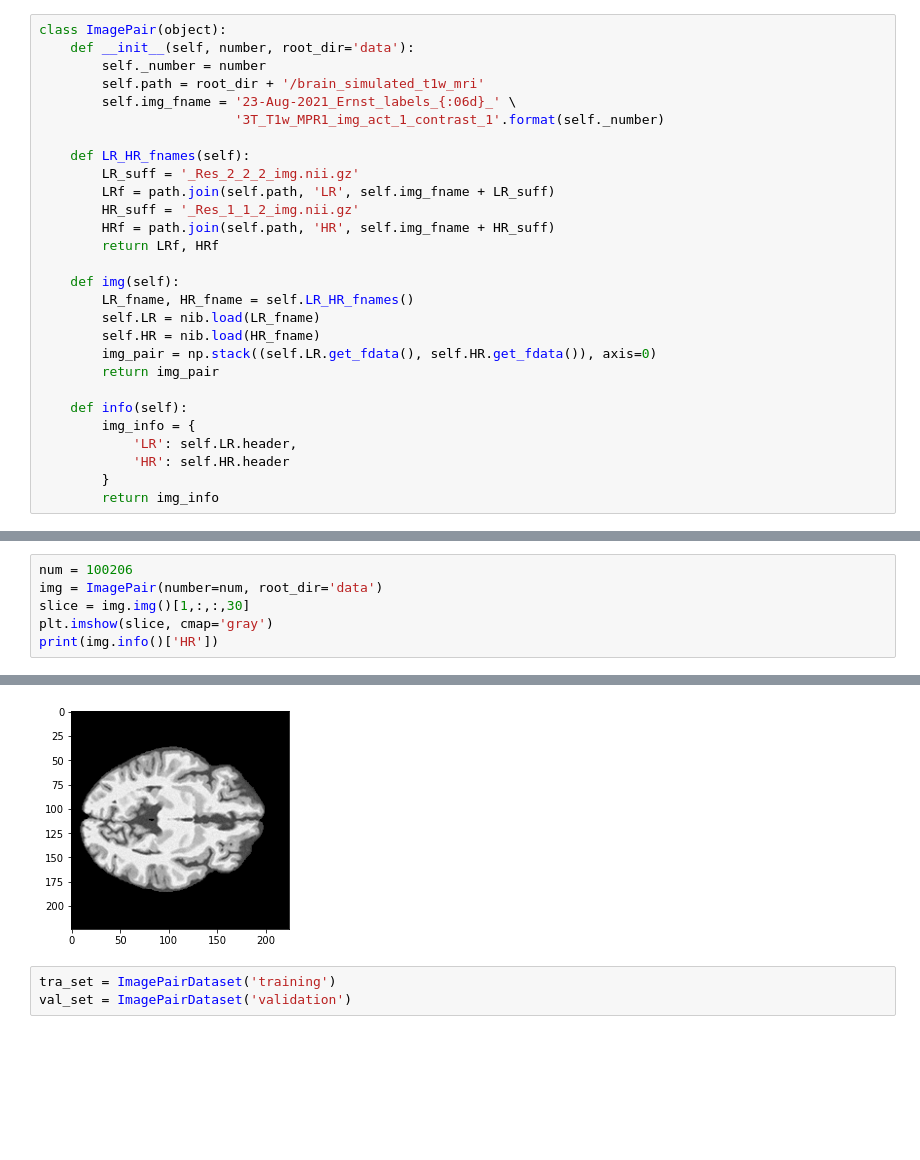
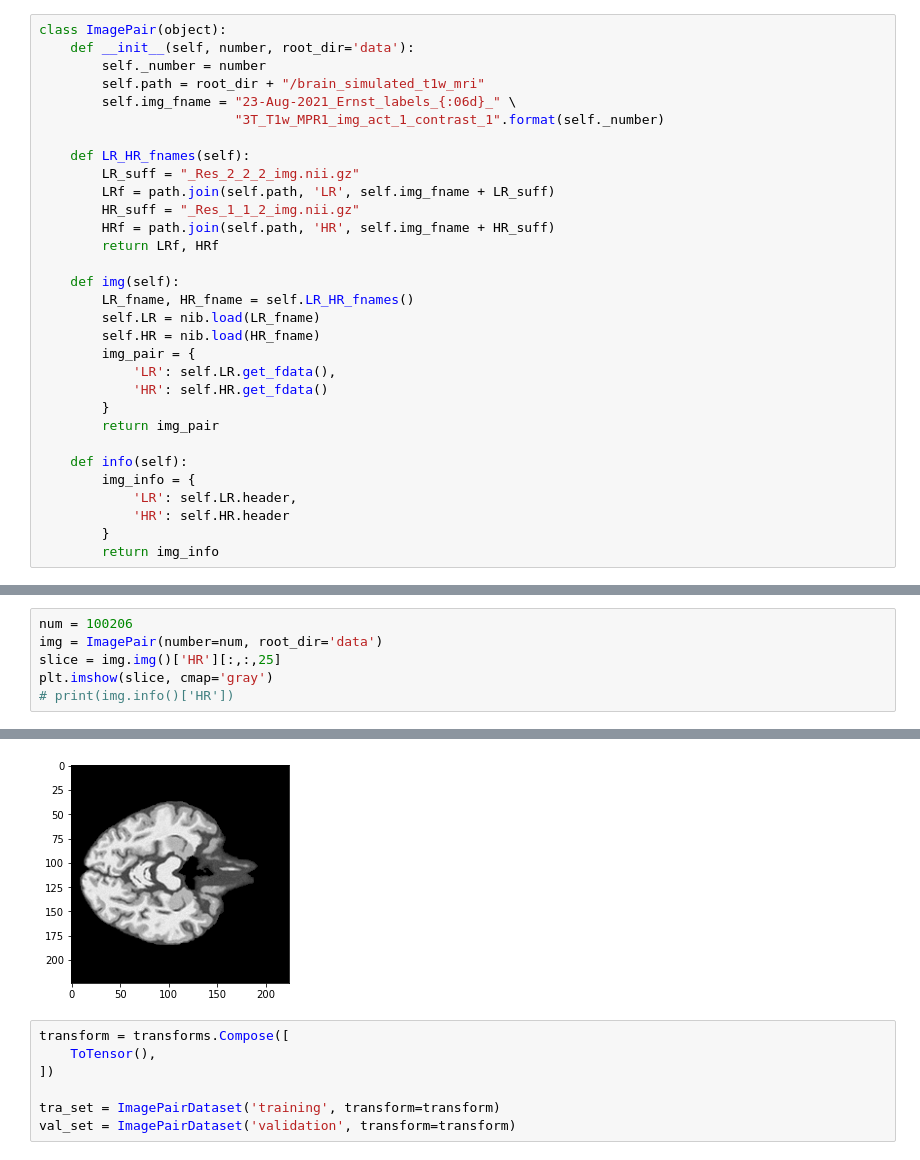
Before and after one commit to rienboonstoppel/SRGan, a Jupyter notebook: dataloader.ipynb, the cells around one changed output, grey strips where cells are left out. Saved outputs shown, nothing was run; the diff lists cells and outputs as text; blank space fills up the shorter version.

```diff
--- a/dataloader.ipynb
+++ b/dataloader.ipynb
@@ -11,14 +14,14 @@ import random
 class ImagePair(object):
     def __init__(self, number, root_dir='data'):
         self._number = number
-        self.path = root_dir + '/brain_simulated_t1w_mri'
-        self.img_fname = '23-Aug-2021_Ernst_labels_{:06d}_' \
-                         '3T_T1w_MPR1_img_act_1_contrast_1'.format(self._number)
+        self.path = root_dir + "/brain_simulated_t1w_mri"
+        self.img_fname = "23-Aug-2021_Ernst_labels_{:06d}_" \
+                         "3T_T1w_MPR1_img_act_1_contrast_1".format(self._number)
 
     def LR_HR_fnames(self):
-        LR_suff = '_Res_2_2_2_img.nii.gz'
+        LR_suff = "_Res_2_2_2_img.nii.gz"
         LRf = path.join(self.path, 'LR', self.img_fname + LR_suff)
-        HR_suff = '_Res_1_1_2_img.nii.gz'
+        HR_suff = "_Res_1_1_2_img.nii.gz"
         HRf = path.join(self.path, 'HR', self.img_fname + HR_suff)
         return LRf, HRf
 
@@ -26,7 +29,10 @@ class ImagePair(object):
         LR_fname, HR_fname = self.LR_HR_fnames()
         self.LR = nib.load(LR_fname)
         self.HR = nib.load(HR_fname)
-        img_pair = np.stack((self.LR.get_fdata(), self.HR.get_fdata()), axis=0)
+        img_pair = {
+            'LR': self.LR.get_fdata(),
+            'HR': self.HR.get_fdata()
+        }
         return img_pair
 
     def info(self):
@@ -88,7 +138,7 @@ class ImagePairDataset(Dataset):
 # %%
 num = 100206
 img = ImagePair(number=num, root_dir='data')
-slice = img.img()[1,:,:,30]
+slice = img.img()['HR'][:,:,25]
 plt.imshow(slice, cmap='gray')
-print(img.info()['HR'])
+# print(img.info()['HR'])
 # %% [output]
@@ -112,7 +146,11 @@ magic           : b'n+1'
-[figure, old version]
+[figure, new version]
 # %%
-tra_set = ImagePairDataset('training')
-val_set = ImagePairDataset('validation')
+transform = transforms.Compose([
+    ToTensor(),
+])
+
+tra_set = ImagePairDataset('training', transform=transform)
+val_set = ImagePairDataset('validation', transform=transform)
 # %%
 print('Length of training set: \t{}\nLength of validation set: \t{}'
       .format(len(tra_set),len(val_set)))
```
Also changed, not shown: parts of 5 cells of this notebook.
